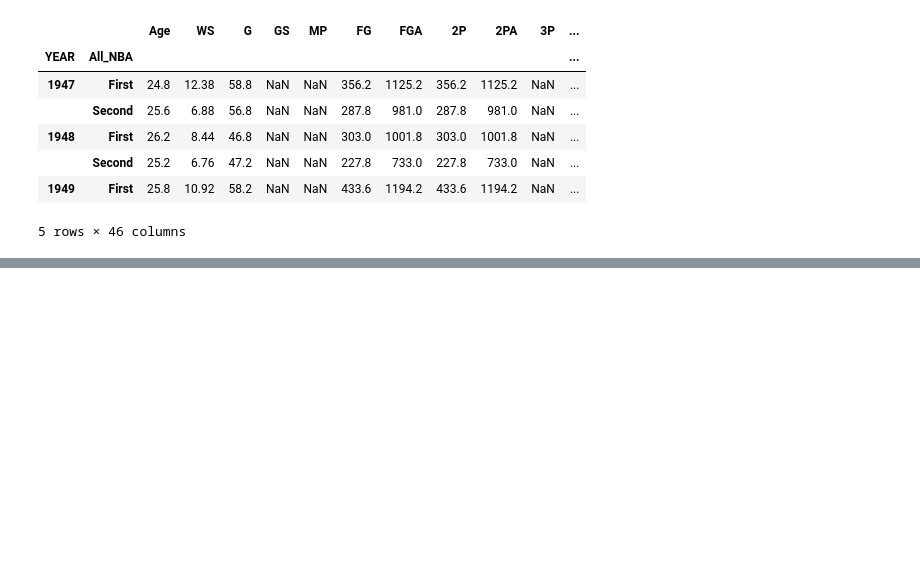
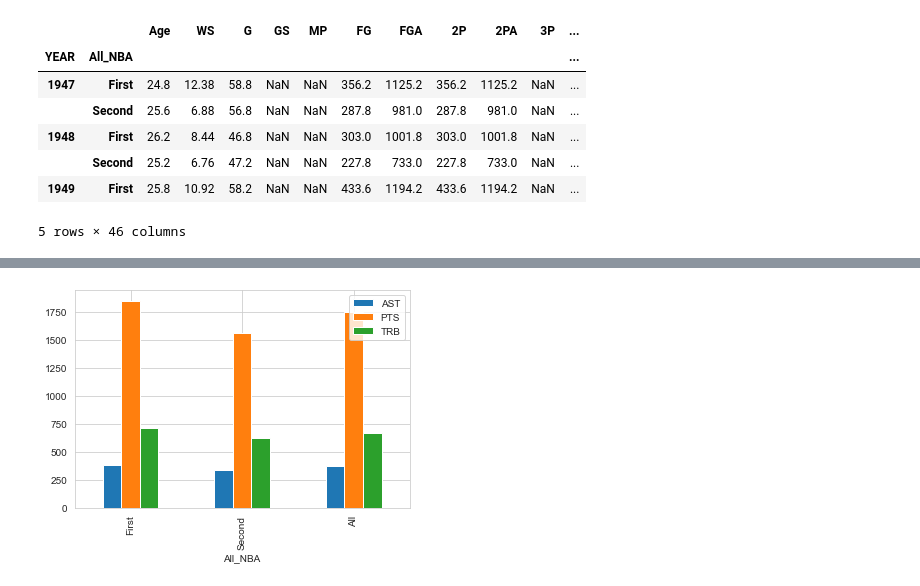
Before and after one commit to rylewww/Modeling-The-NBA-Leap, a Jupyter notebook: Notebooks/5_YoY_Analysis.ipynb, the cells around one changed output, grey strips where cells are left out. Drawn from its saved outputs; the diff is of its cells as text; code cells hidden in the pictures; blank space fills up the shorter version.

```diff
--- a/Notebooks/5_YoY_Analysis.ipynb
+++ b/Notebooks/5_YoY_Analysis.ipynb
@@ -160,0 +320,8 @@ all_nba_total[all_nba_total['YEAR'] == 1999]
+# %%
+pivot = df.pivot_table(df[['AST', 'PTS', 'TRB']], #selecting needed columns
+               index = 'All_NBA', #selecting index
+               aggfunc = np.mean, #selecting aggregate function
+               margins = True ).plot(kind='bar') #column totals
+# dfi.export(pivot, 'pivot.png')
+# %% [output]
+[figure, added]
```
Also changed, not shown: parts of 31 cells of this notebook, 5 other files.
